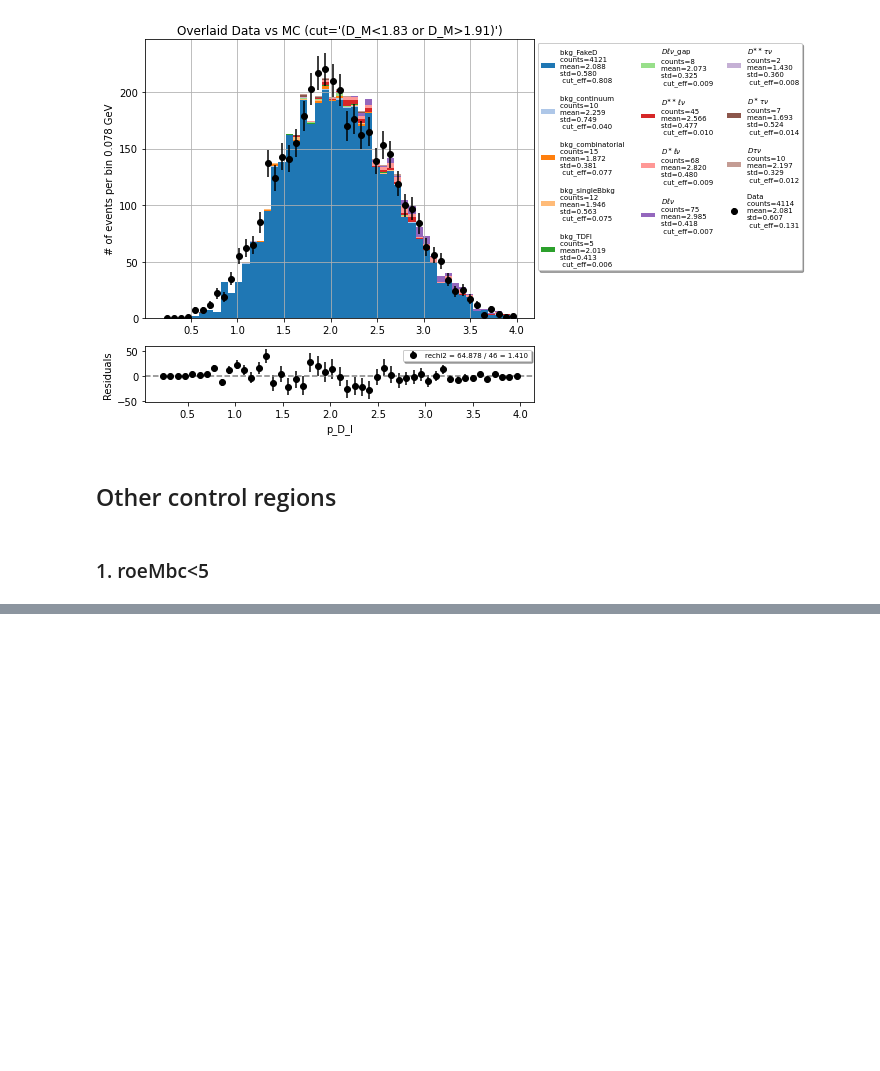
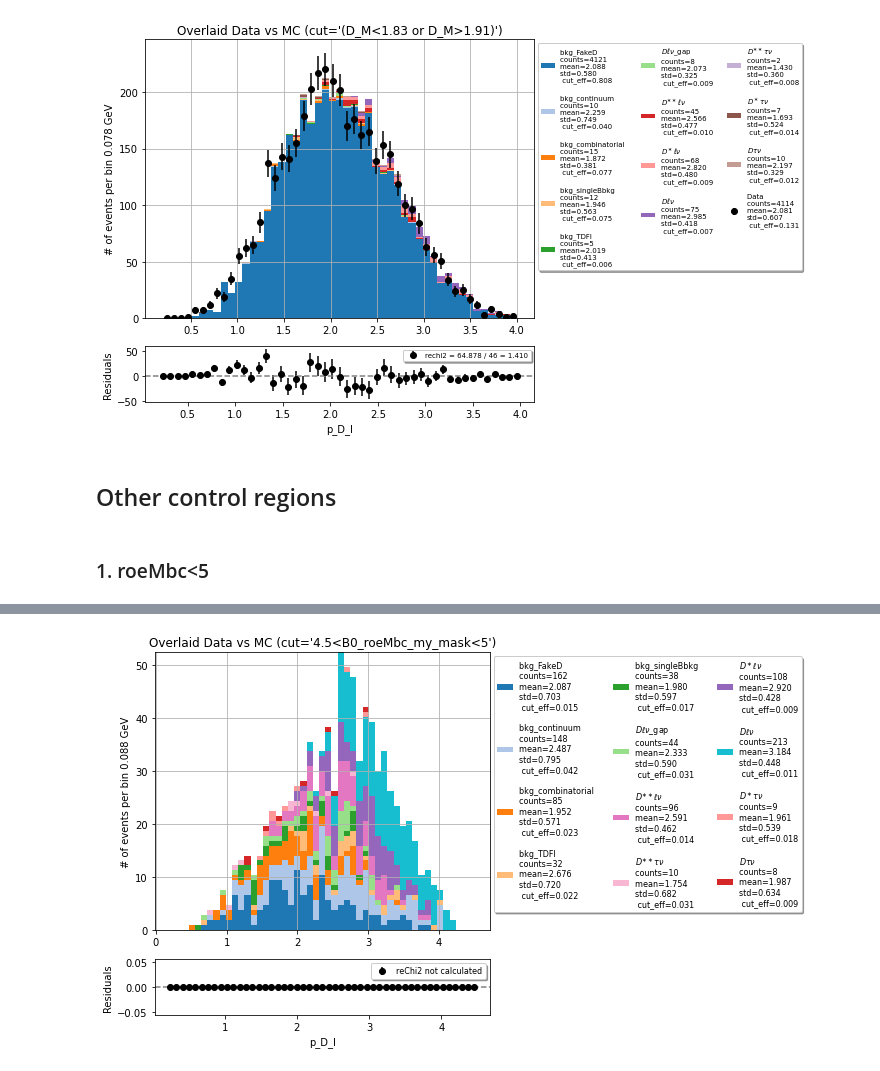
Before and after one commit to zjkjsd/inclusive_R_D, a Jupyter notebook: Notebooks/Plotting/2_PlotNtuple_control.ipynb, the cells around one changed output, grey strips where cells are left out. Drawn from its saved outputs; the diff is of its cells as text; code cells hidden in the pictures; blank space fills up the shorter version.

```diff
--- a/Notebooks/Plotting/2_PlotNtuple_control.ipynb
+++ b/Notebooks/Plotting/2_PlotNtuple_control.ipynb
@@ -500,0 +168,8 @@ data_hist_all, mc_hist_all = mpl.plot_data_mc_stacked(
+# %%
+# signal
+b2 = np.linspace(0.2,4.5,50)
+a,b=mpl.plot_data_mc_stacked(variable='p_D_l',bins=b2,ratio=False,
+            cut='4.5<B0_roeMbc_my_mask<5',scale=[1,187/200],
+            correction=False,mask=[],figsize=(10,6),legend_nc=3, legend_fs=8)
+# %% [output]
+[figure, added]
```
Also changed, not shown: parts of 71 cells of this notebook, 12 other files.
